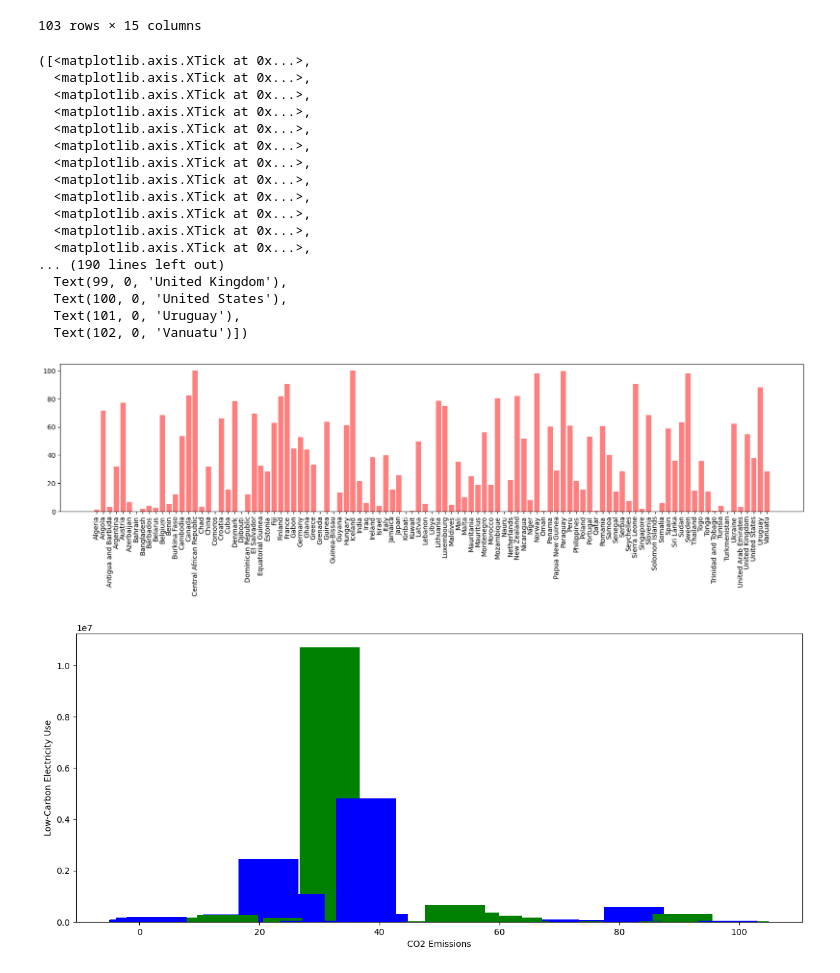
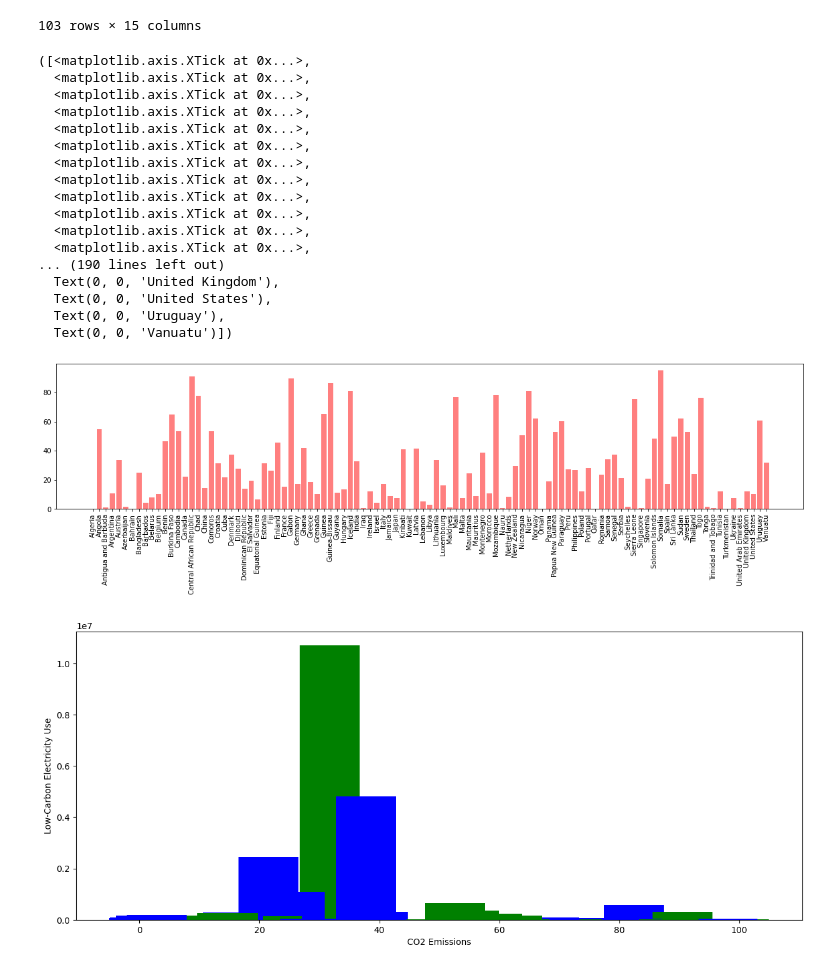
Before and after one commit to yosieph/Project1, a Jupyter notebook: project1.ipynb, the cells around one changed output. Saved outputs shown, nothing was run; the diff lists cells and outputs as text; code cells hidden in the pictures.

```diff
--- a/project1.ipynb
+++ b/project1.ipynb
@@ -732,27 +732,27 @@ x_axis = np.arange(len(main_data))
 tick_locations = [value for value in x_axis]
 # %%
 plt.figure(figsize=(20,4))
-plt.bar(x_axis, main_data["Low-carbon electricity (% electricity)"], color='r', alpha=0.5, align="center" )
+plt.bar(x_axis, main_data["Renewable energy share in the total final energy consumption (%)"], color='r', alpha=0.5, align="center" )
 plt.xticks(tick_locations, main_data["Country"], rotation="vertical")
 # %% [output]
 ([<matplotlib.axis.XTick at 0x...>,
   <matplotlib.axis.XTick at 0x...>,
   <matplotlib.axis.XTick at 0x...>,
   <matplotlib.axis.XTick at 0x...>,
   <matplotlib.axis.XTick at 0x...>,
   <matplotlib.axis.XTick at 0x...>,
   <matplotlib.axis.XTick at 0x...>,
   <matplotlib.axis.XTick at 0x...>,
   <matplotlib.axis.XTick at 0x...>,
   <matplotlib.axis.XTick at 0x...>,
   <matplotlib.axis.XTick at 0x...>,
   <matplotlib.axis.XTick at 0x...>,
 ... (190 lines left out)
-  Text(99, 0, 'United Kingdom'),
-  Text(100, 0, 'United States'),
-  Text(101, 0, 'Uruguay'),
-  Text(102, 0, 'Vanuatu')])
+  Text(0, 0, 'United Kingdom'),
+  Text(0, 0, 'United States'),
+  Text(0, 0, 'Uruguay'),
+  Text(0, 0, 'Vanuatu')])
-[figure, old version]
+[figure, new version]
 # %%
 
 plt.figure(figsize=(15,6))
```
Also changed, not shown: parts of 5 cells of this notebook.
